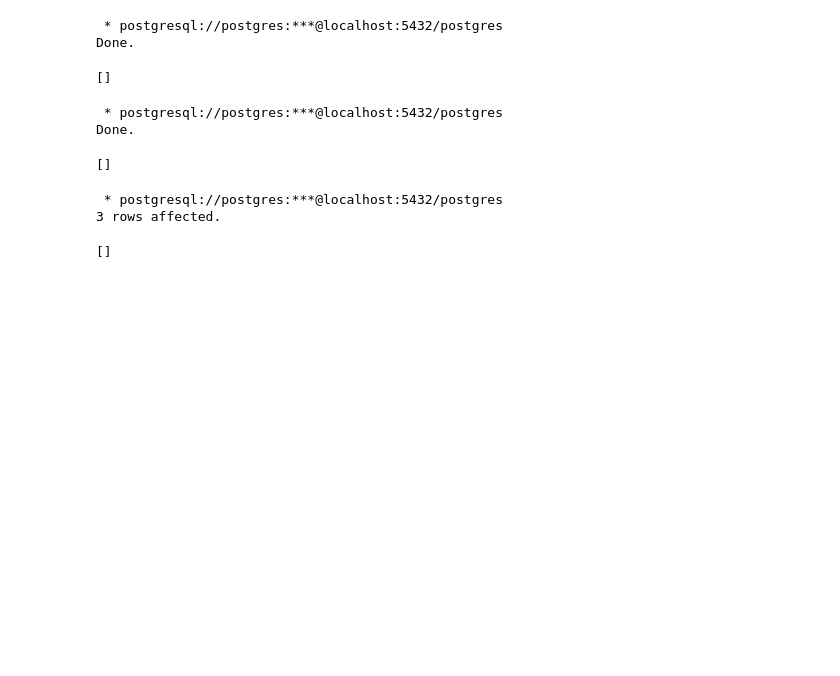
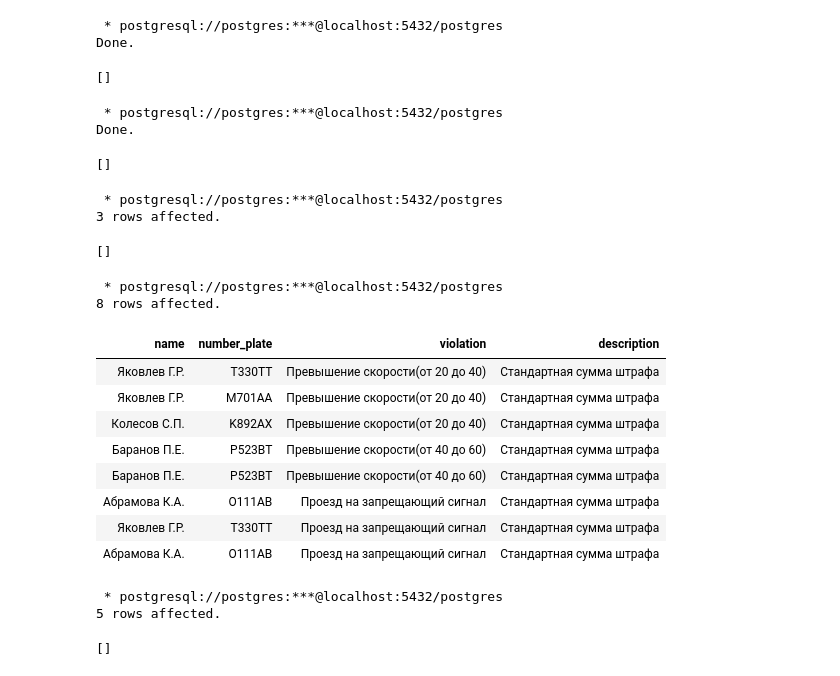
Before and after one commit to letrepas/Interactive-SQL-Simulator, a Jupyter notebook: SQL.ipynb, the cells around one changed output. Drawn from its saved outputs; the diff is of its cells as text; code cells hidden in the pictures; blank space fills up the shorter version.

```diff
--- a/SQL.ipynb
+++ b/SQL.ipynb
@@ -1345,3 +1345,35 @@ VALUES ('Превышение скорости(от 20 до 40)', 500),
  * postgresql://postgres:***@localhost:5432/postgres
 3 rows affected.
 []
+# %%
+%%sql
+SELECT  f.name, f.number_plate, f.violation,
+   CASE
+        WHEN f.sum_fine = tv.sum_fine THEN 'Стандартная сумма штрафа'
+        WHEN f.sum_fine < tv.sum_fine THEN 'Уменьшенная сумма штрафа'
+        ELSE 'Увеличенная сумма штрафа'
+    END AS description
+FROM  stepik.fine f, stepik.traffic_violation tv
+WHERE tv.violation = f.violation and f.sum_fine IS NOT Null;
+# %% [output]
+ * postgresql://postgres:***@localhost:5432/postgres
+8 rows affected.
+| name | number_plate | violation | description |
+| Яковлев Г.Р. | T330TT | Превышение скорости(от 20 до 40) | Стандартная сумма штрафа |
+| Яковлев Г.Р. | M701AA | Превышение скорости(от 20 до 40) | Стандартная сумма штрафа |
+| Колесов С.П. | K892AX | Превышение скорости(от 20 до 40) | Стандартная сумма штрафа |
+| Баранов П.Е. | P523BT | Превышение скорости(от 40 до 60) | Стандартная сумма штрафа |
+| Баранов П.Е. | P523BT | Превышение скорости(от 40 до 60) | Стандартная сумма штрафа |
+| Абрамова К.А. | О111AB | Проезд на запрещающий сигнал | Стандартная сумма штрафа |
+| Яковлев Г.Р. | T330TT | Проезд на запрещающий сигнал | Стандартная сумма штрафа |
+| Абрамова К.А. | О111AB | Проезд на запрещающий сигнал | Стандартная сумма штрафа |
+# %%
+%%sql
+UPDATE stepik.fine AS f
+SET sum_fine = tv.sum_fine
+FROM stepik.traffic_violation AS tv
+WHERE f.sum_fine IS NULL AND tv.violation = f.violation;
+# %% [output]
+ * postgresql://postgres:***@localhost:5432/postgres
+5 rows affected.
+[]
```
Also changed, not shown: parts of 4 cells of this notebook.
